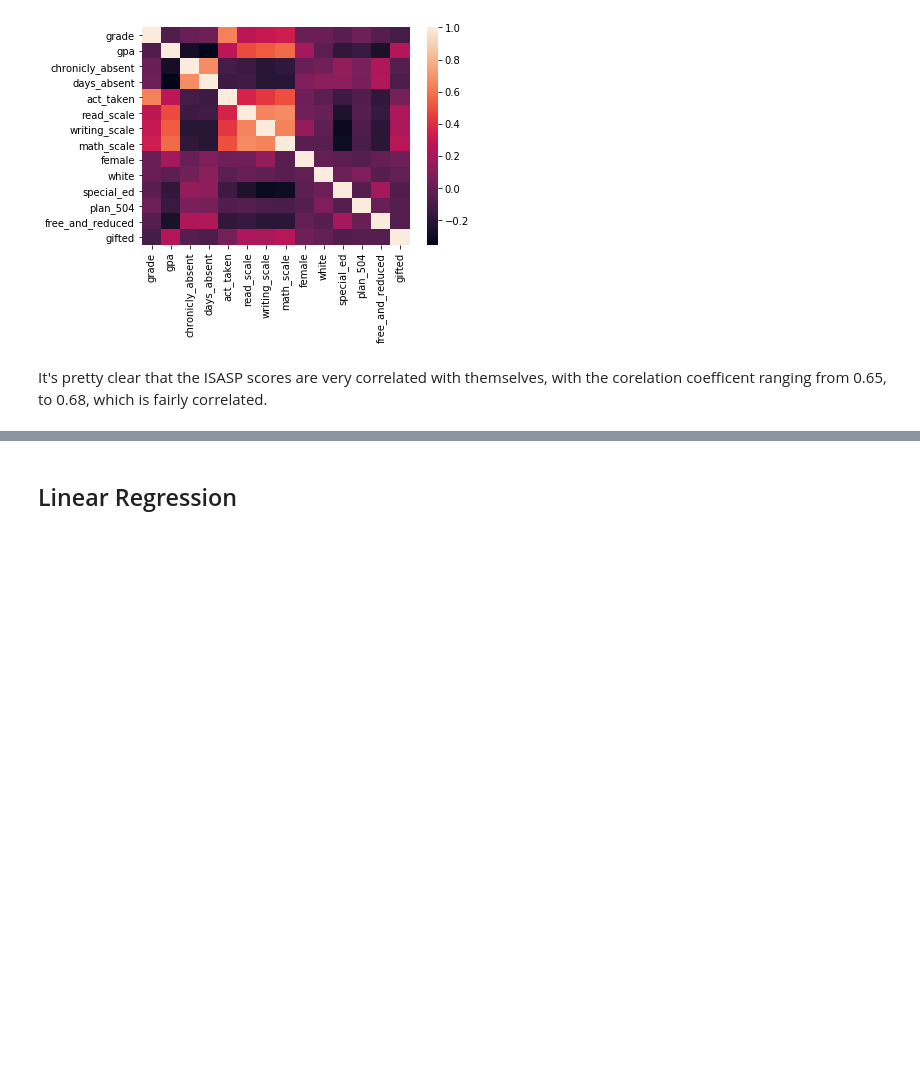
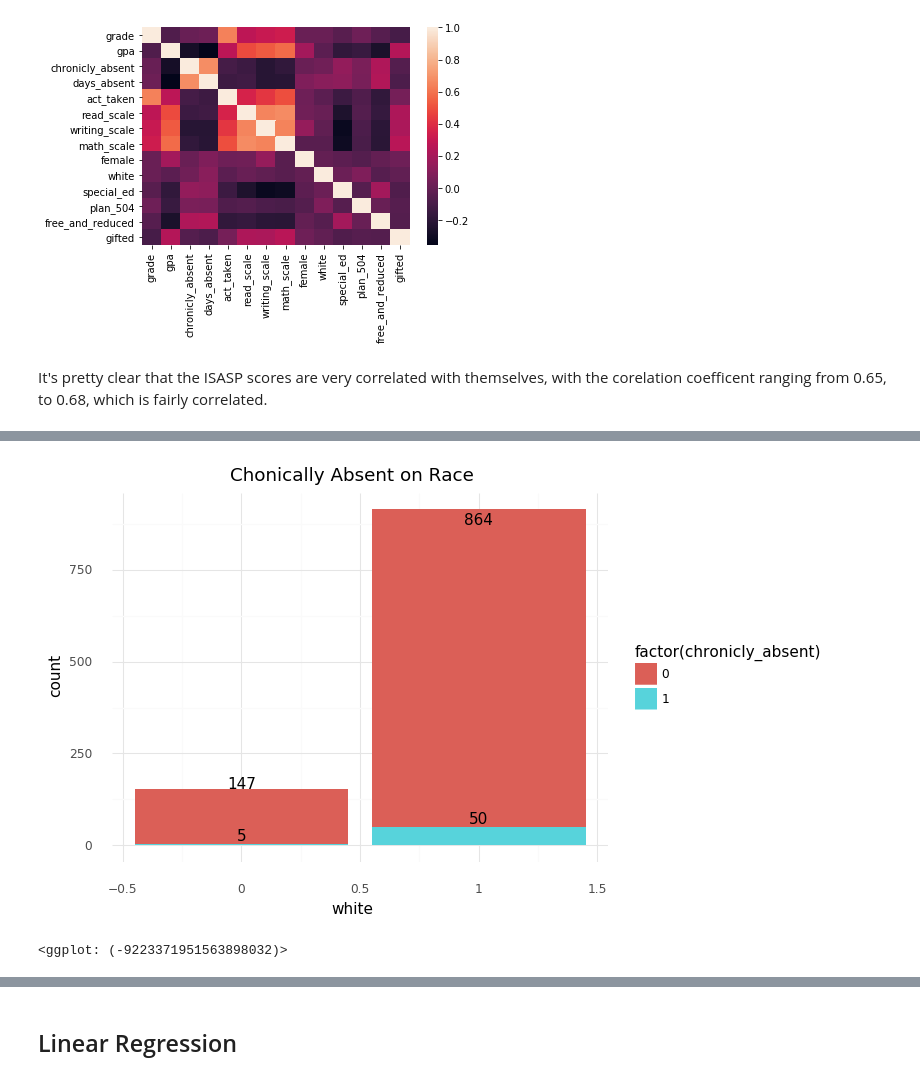
Before and after one commit to delabj/Python-For-Stats, a Jupyter notebook: Final Project/Project.ipynb, the cells around one changed output, grey strips where cells are left out. Drawn from its saved outputs; the diff is of its cells as text; code cells hidden in the pictures; blank space fills up the shorter version.

Commit message:
Added distribution plots

```diff
--- a/Final Project/Project.ipynb
+++ b/Final Project/Project.ipynb
@@ -177,0 +178,17 @@ It's pretty clear that the ISASP scores are very correlated with themselves, wit
+# %%
+(ggplot(data, aes(x='white', fill='factor(chronicly_absent)'))
+ + geom_bar()
+ + geom_text(
+     aes(label='stat(count)'),
+     stat='count',
+     nudge_y=1,
+     va='bottom',
+     position='dodge'
+ )
+ + theme_minimal()
+ + theme(legend_position = "right")
+ + labs( title ="Chonically Absent on Race")
+)
+# %% [output]
+[figure, added]
+<ggplot: (-9223371951563898032)>
```
Also changed, not shown: parts of 19 cells of this notebook.
